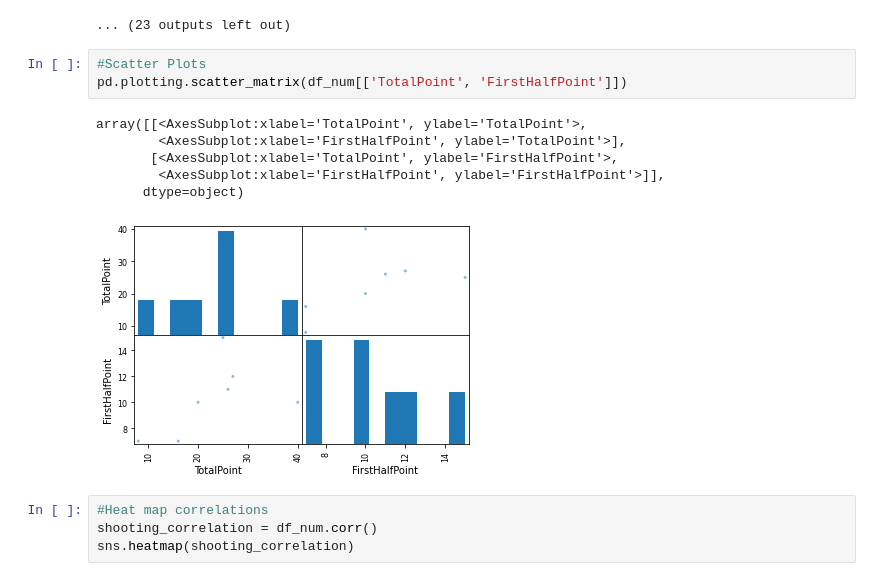
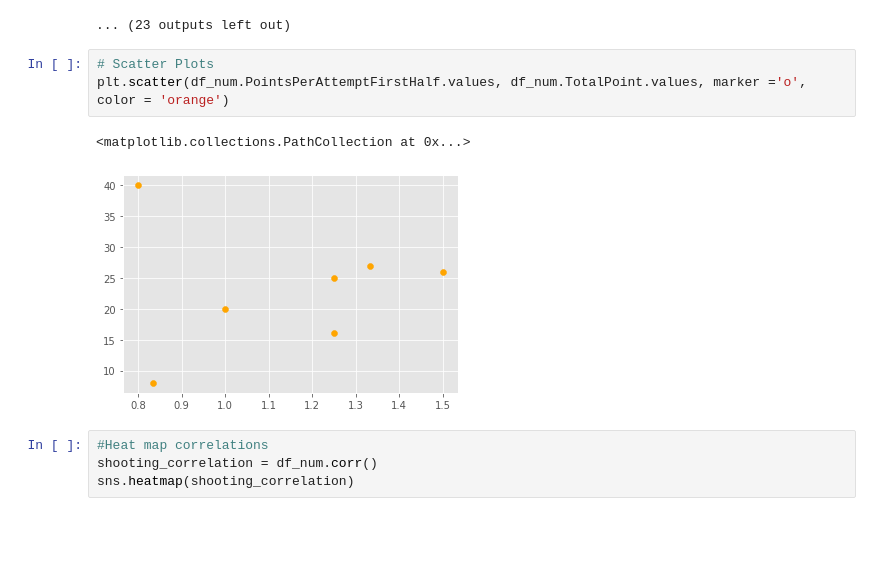
Before and after one commit to jreckin/FunAnalyticalStuff, a Jupyter notebook: ccm_analytics_pandas.ipynb, the cells around one changed output. Saved outputs shown, nothing was run; the diff lists cells and outputs as text; blank space fills up the shorter version.

Commit message:
Better scatterplot

```diff
--- a/ccm_analytics_pandas.ipynb
+++ b/ccm_analytics_pandas.ipynb
@@ -127,16 +128,12 @@ for i in df_num.columns:
 [figure]
 [figure]
 ... (23 outputs left out)
-# %%
-#Scatter Plots
-pd.plotting.scatter_matrix(df_num[['TotalPoint', 'FirstHalfPoint']])
-# %% [output]
-array([[<AxesSubplot:xlabel='TotalPoint', ylabel='TotalPoint'>,
-        <AxesSubplot:xlabel='FirstHalfPoint', ylabel='TotalPoint'>],
-       [<AxesSubplot:xlabel='TotalPoint', ylabel='FirstHalfPoint'>,
-        <AxesSubplot:xlabel='FirstHalfPoint', ylabel='FirstHalfPoint'>]],
-      dtype=object)
-[figure, removed]
+# %%
+# Scatter Plots
+plt.scatter(df_num.PointsPerAttemptFirstHalf.values, df_num.TotalPoint.values, marker ='o', color = 'orange')
+# %% [output]
+<matplotlib.collections.PathCollection at 0x...>
+[figure, added]
 # %%
 #Heat map correlations
 shooting_correlation = df_num.corr()
```
Also changed, not shown: parts of 3 cells of this notebook.
